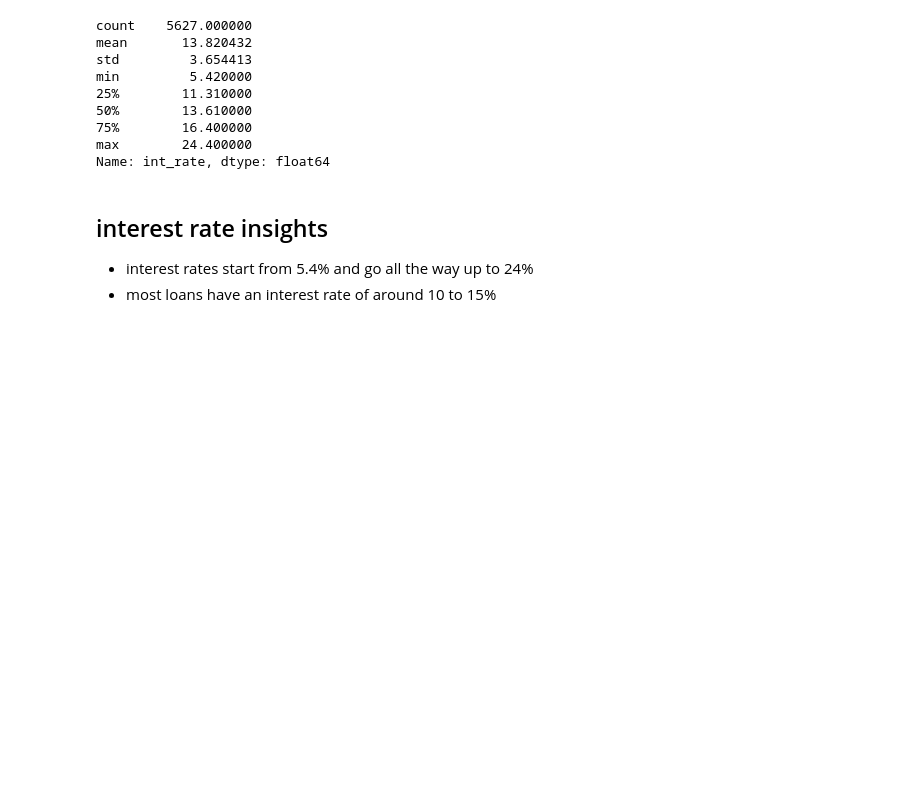
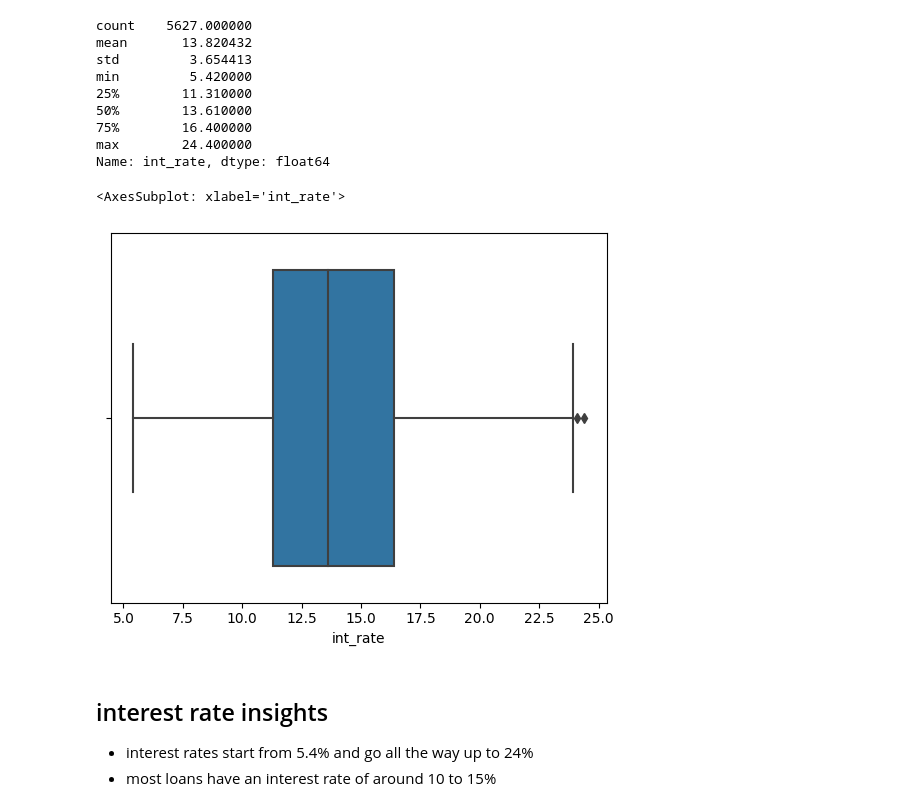
Before and after one commit to udaykirankavaturu/lending-club-case-study, a Jupyter notebook: uday_kiran_kavaturu.ipynb, the cells around one changed output. Drawn from its saved outputs; the diff is of its cells as text; code cells hidden in the pictures; blank space fills up the shorter version.

```diff
--- a/uday_kiran_kavaturu.ipynb
+++ b/uday_kiran_kavaturu.ipynb
@@ -276,6 +302,11 @@ min         5.420000
 75%        16.400000
 max        24.400000
 Name: int_rate, dtype: float64
+# %%
+sns.boxplot(x=charged_off_loans_df['int_rate'])
+# %% [output]
+<AxesSubplot: xlabel='int_rate'>
+[figure, added]
 # %% [markdown]
 ## interest rate insights
 - interest rates start from 5.4% and go all the way up to 24%
```
Also changed, not shown: parts of 46 cells of this notebook.
